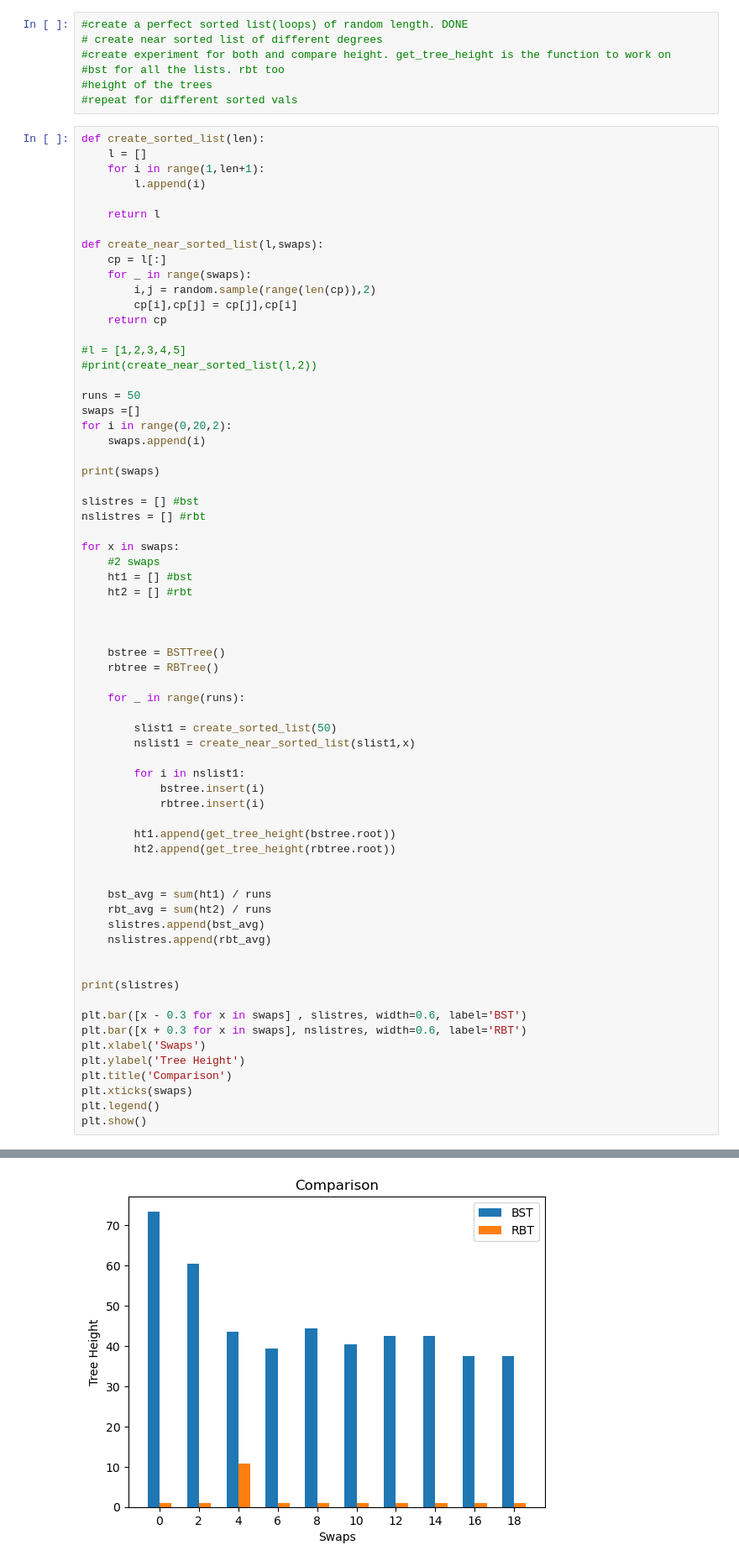
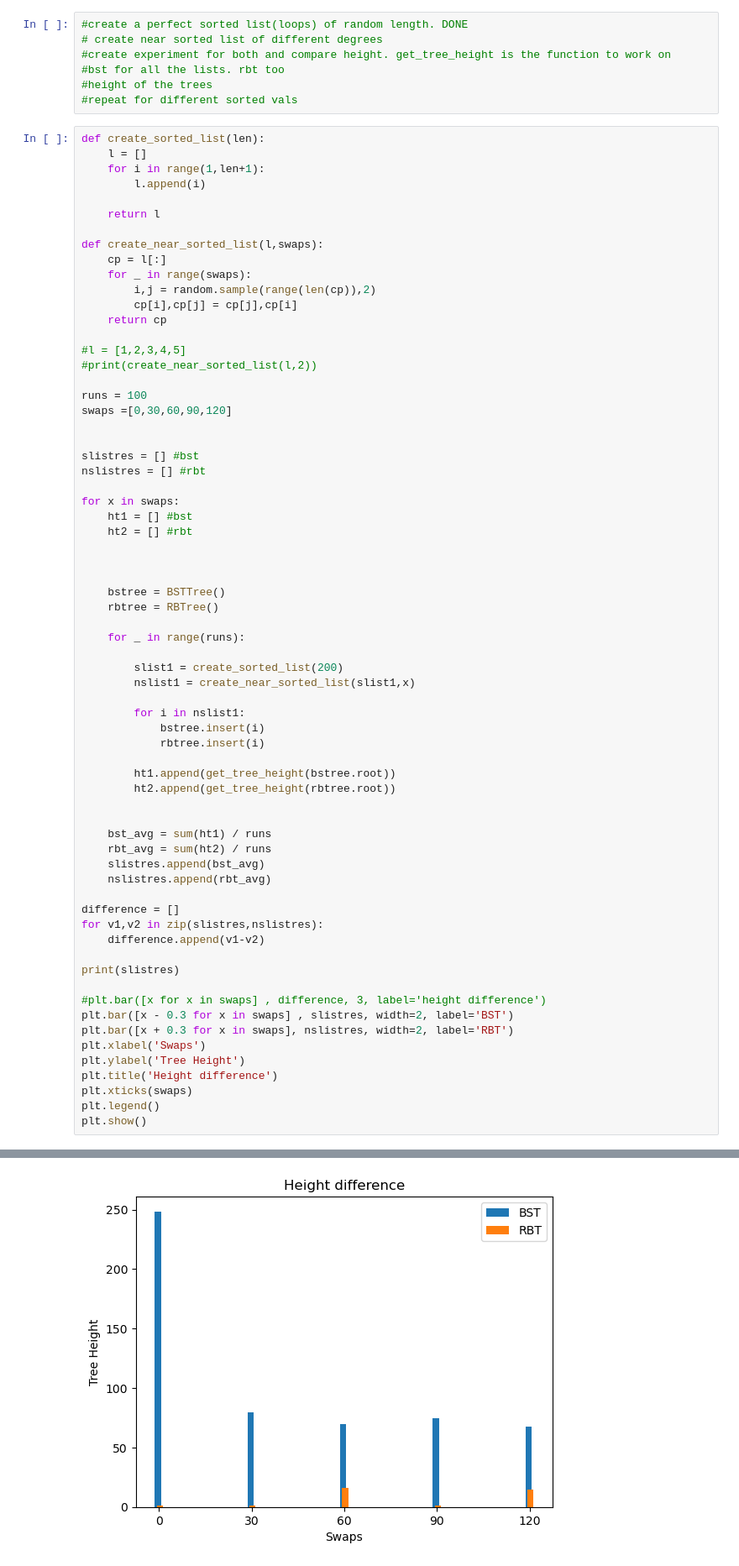
Before and after one commit to saboorah/CS2XC3-lab-4, a Jupyter notebook: Lab_IV.ipynb, the cells around one changed output, grey strips where cells are left out. Shown at 84% size. Cells and saved outputs as stored; diff of their text form.

```diff
--- a/Lab_IV.ipynb
+++ b/Lab_IV.ipynb
@@ -393,18 +397,14 @@ def create_near_sorted_list(l,swaps):
 #l = [1,2,3,4,5]
 #print(create_near_sorted_list(l,2))
 
-runs = 50
-swaps =[]
-for i in range(0,20,2):
-    swaps.append(i)
+runs = 100
+swaps =[0,30,60,90,120]
 
-print(swaps)
 
 slistres = [] #bst
 nslistres = [] #rbt
 
 for x in swaps:
-    #2 swaps
     ht1 = [] #bst
     ht2 = [] #rbt
 
@@ -415,7 +415,7 @@ for x in swaps:
 
     for _ in range(runs):
 
-        slist1 = create_sorted_list(50)
+        slist1 = create_sorted_list(200)
         nslist1 = create_near_sorted_list(slist1,x)
 
         for i in nslist1:
@@ -431,14 +431,18 @@ for x in swaps:
     slistres.append(bst_avg)
     nslistres.append(rbt_avg)
 
+difference = []
+for v1,v2 in zip(slistres,nslistres):
+    difference.append(v1-v2)
 
 print(slistres)
 
-plt.bar([x - 0.3 for x in swaps] , slistres, width=0.6, label='BST')
-plt.bar([x + 0.3 for x in swaps], nslistres, width=0.6, label='RBT')
+#plt.bar([x for x in swaps] , difference, 3, label='height difference')
+plt.bar([x - 0.3 for x in swaps] , slistres, width=2, label='BST')
+plt.bar([x + 0.3 for x in swaps], nslistres, width=2, label='RBT')
 plt.xlabel('Swaps')
 plt.ylabel('Tree Height')
-plt.title('Comparison')
+plt.title('Height difference')
 plt.xticks(swaps)
 plt.legend()
 plt.show()
@@ -448 +451 @@ plt.show()
-[figure, old version]
+[figure, new version]
```
Also changed, not shown: parts of 6 cells of this notebook.
